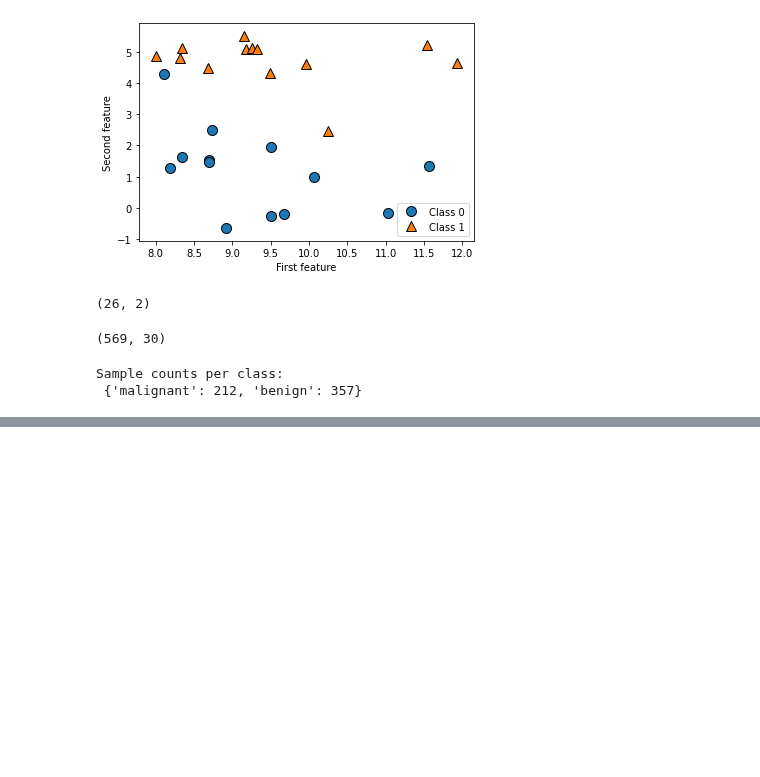
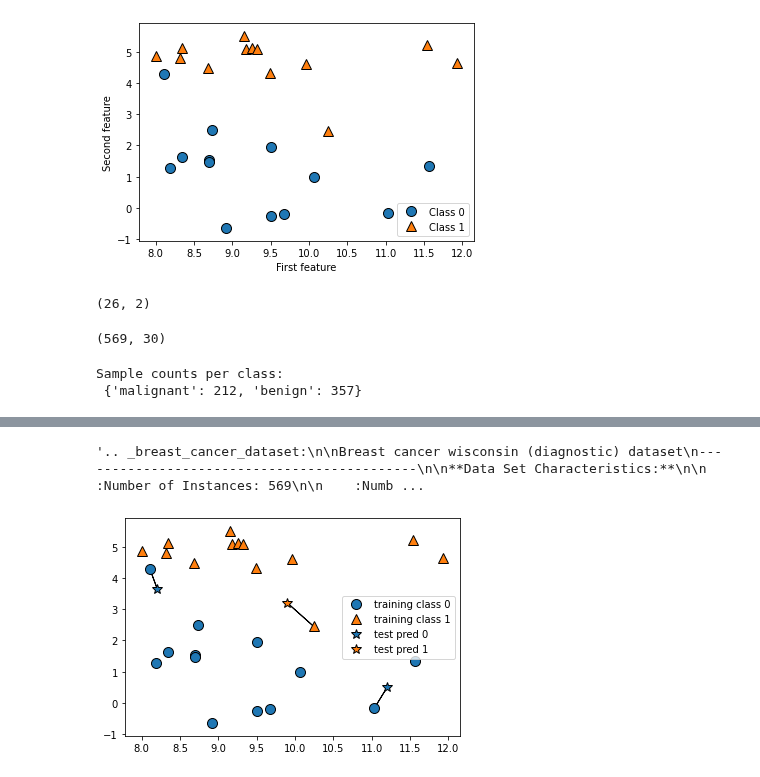
Before and after one commit to parimalakettymuthu/SupervisedLearning-ML-Projects, a Jupyter notebook: KNN Classification.ipynb, the cells around one changed output, grey strips where cells are left out. Drawn from its saved outputs; the diff is of its cells as text; code cells hidden in the pictures; blank space fills up the shorter version.

```diff
--- a/KNN Classification.ipynb
+++ b/KNN Classification.ipynb
@@ -31,0 +45,8 @@ Sample counts per class:
+# %%
+data_df.DESCR
+# %% [output]
+'.. _breast_cancer_dataset:\n\nBreast cancer wisconsin (diagnostic) dataset\n--------------------------------------------\n\n**Data Set Characteristics:**\n\n    :Number of Instances: 569\n\n    :Numb ...
+# %%
+mglearn.plots.plot_knn_classification(n_neighbors=1)
+# %% [output]
+[figure, added]
```
Also changed, not shown: parts of 10 cells of this notebook.
